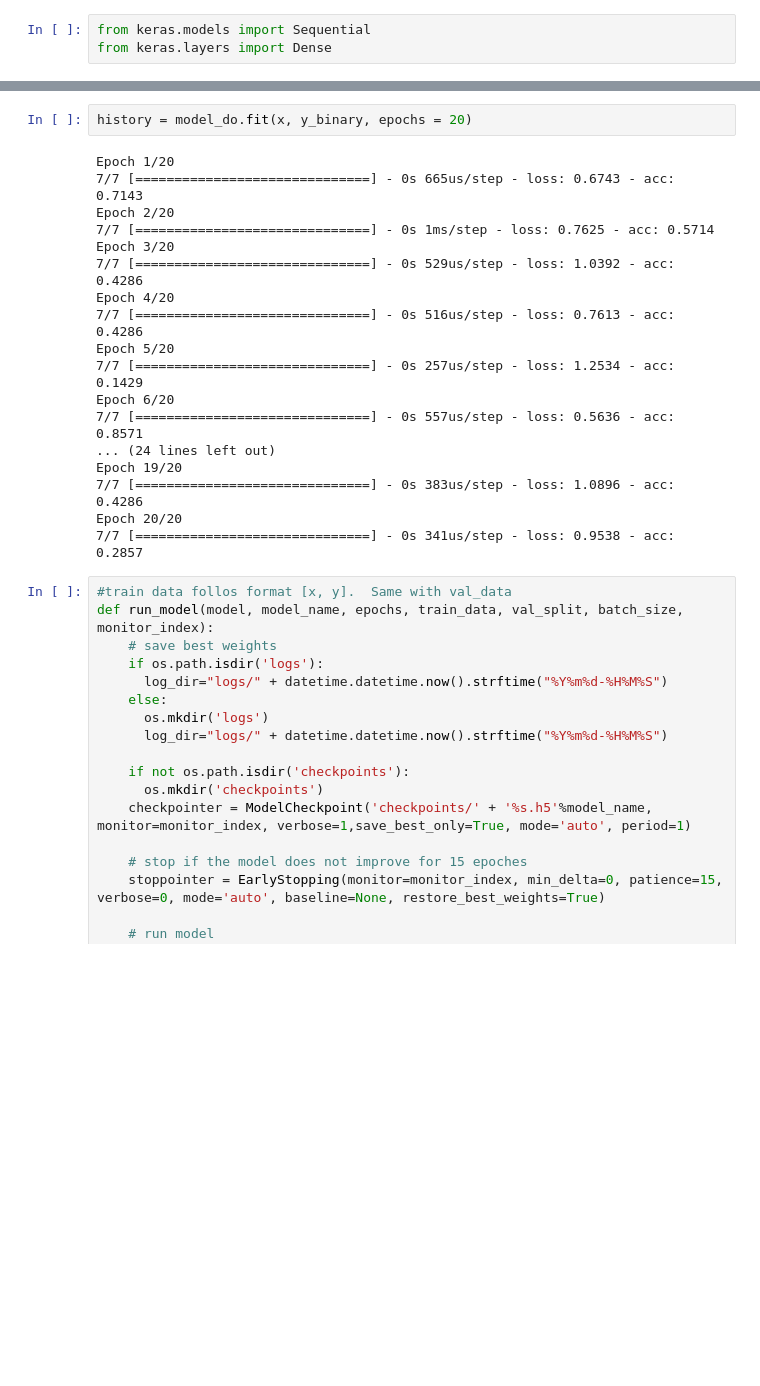
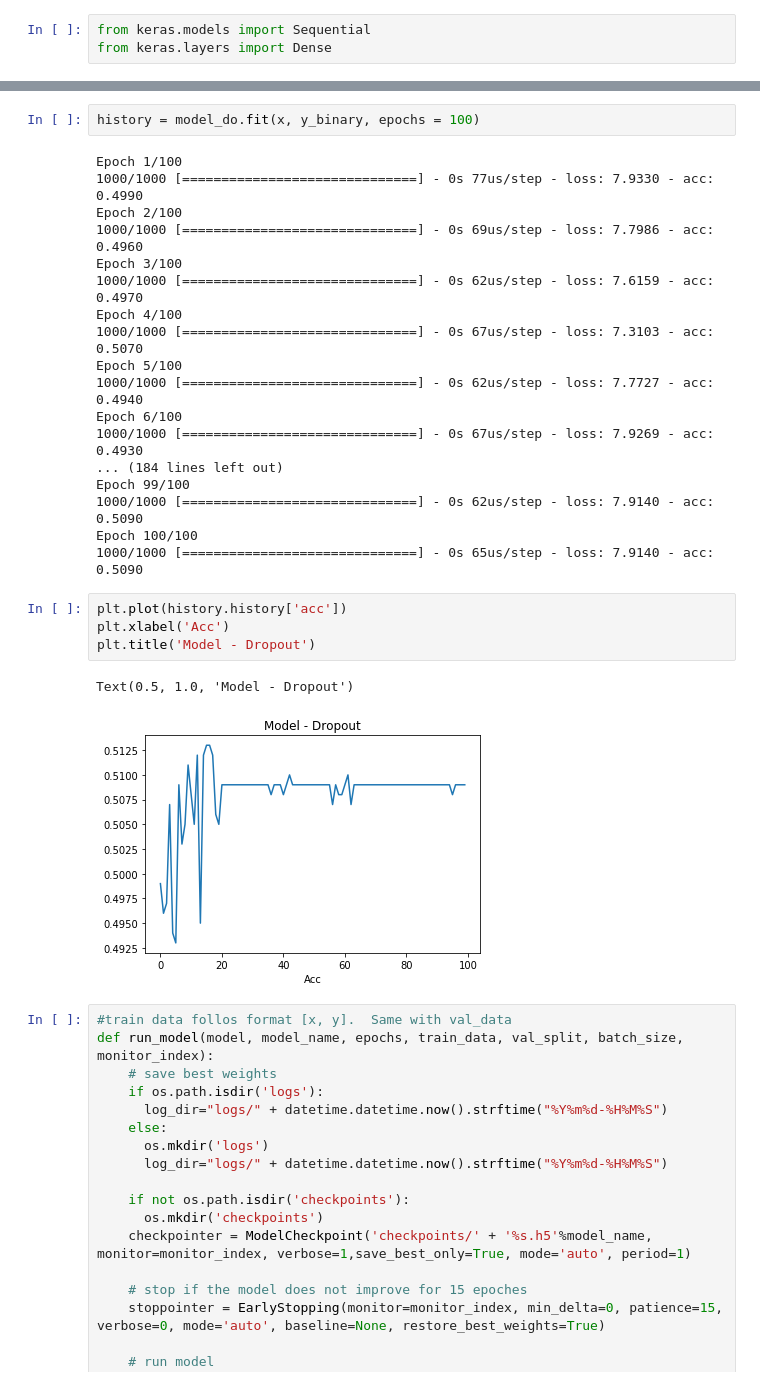
Before and after one commit to NathanielRose/eeg-294, a Jupyter notebook: Gumpy_Testing_SH.ipynb, the cells around one changed output, grey strips where cells are left out. Drawn from its saved outputs; the diff is of its cells as text; blank space fills up the shorter version.

```diff
--- a/Gumpy_Testing_SH.ipynb
+++ b/Gumpy_Testing_SH.ipynb
@@ -730,25 +736,32 @@ Trainable params: 62
 Non-trainable params: 0
 _________________________________________________________________
 # %%
-history = model_do.fit(x, y_binary, epochs = 20)
+history = model_do.fit(x, y_binary, epochs = 100)
 # %% [output]
-Epoch 1/20
-7/7 [==============================] - 0s 665us/step - loss: 0.6743 - acc: 0.7143
-Epoch 2/20
-7/7 [==============================] - 0s 1ms/step - loss: 0.7625 - acc: 0.5714
-Epoch 3/20
-7/7 [==============================] - 0s 529us/step - loss: 1.0392 - acc: 0.4286
-Epoch 4/20
-7/7 [==============================] - 0s 516us/step - loss: 0.7613 - acc: 0.4286
-Epoch 5/20
-7/7 [==============================] - 0s 257us/step - loss: 1.2534 - acc: 0.1429
-Epoch 6/20
-7/7 [==============================] - 0s 557us/step - loss: 0.5636 - acc: 0.8571
-... (24 lines left out)
-Epoch 19/20
-7/7 [==============================] - 0s 383us/step - loss: 1.0896 - acc: 0.4286
-Epoch 20/20
-7/7 [==============================] - 0s 341us/step - loss: 0.9538 - acc: 0.2857
+Epoch 1/100
+1000/1000 [==============================] - 0s 77us/step - loss: 7.9330 - acc: 0.4990
+Epoch 2/100
+1000/1000 [==============================] - 0s 69us/step - loss: 7.7986 - acc: 0.4960
+Epoch 3/100
+1000/1000 [==============================] - 0s 62us/step - loss: 7.6159 - acc: 0.4970
+Epoch 4/100
+1000/1000 [==============================] - 0s 67us/step - loss: 7.3103 - acc: 0.5070
+Epoch 5/100
+1000/1000 [==============================] - 0s 62us/step - loss: 7.7727 - acc: 0.4940
+Epoch 6/100
+1000/1000 [==============================] - 0s 67us/step - loss: 7.9269 - acc: 0.4930
+... (184 lines left out)
+Epoch 99/100
+1000/1000 [==============================] - 0s 62us/step - loss: 7.9140 - acc: 0.5090
+Epoch 100/100
+1000/1000 [==============================] - 0s 65us/step - loss: 7.9140 - acc: 0.5090
+# %%
+plt.plot(history.history['acc'])
+plt.xlabel('Acc')
+plt.title('Model - Dropout')
+# %% [output]
+Text(0.5, 1.0, 'Model - Dropout')
+[figure, added]
 # %%
 #train data follos format [x, y].  Same with val_data
 def run_model(model, model_name, epochs, train_data, val_split, batch_size, monitor_index):
```
Also changed, not shown: parts of 10 cells of this notebook.
